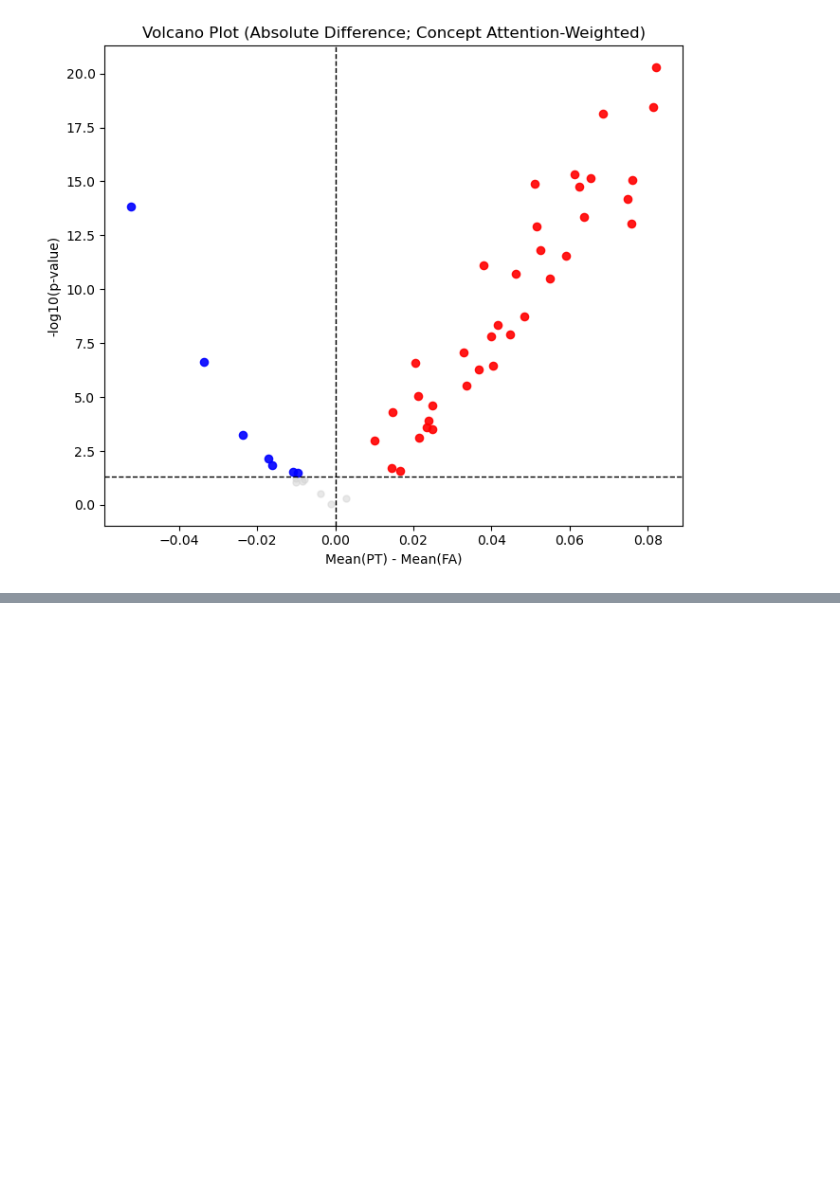
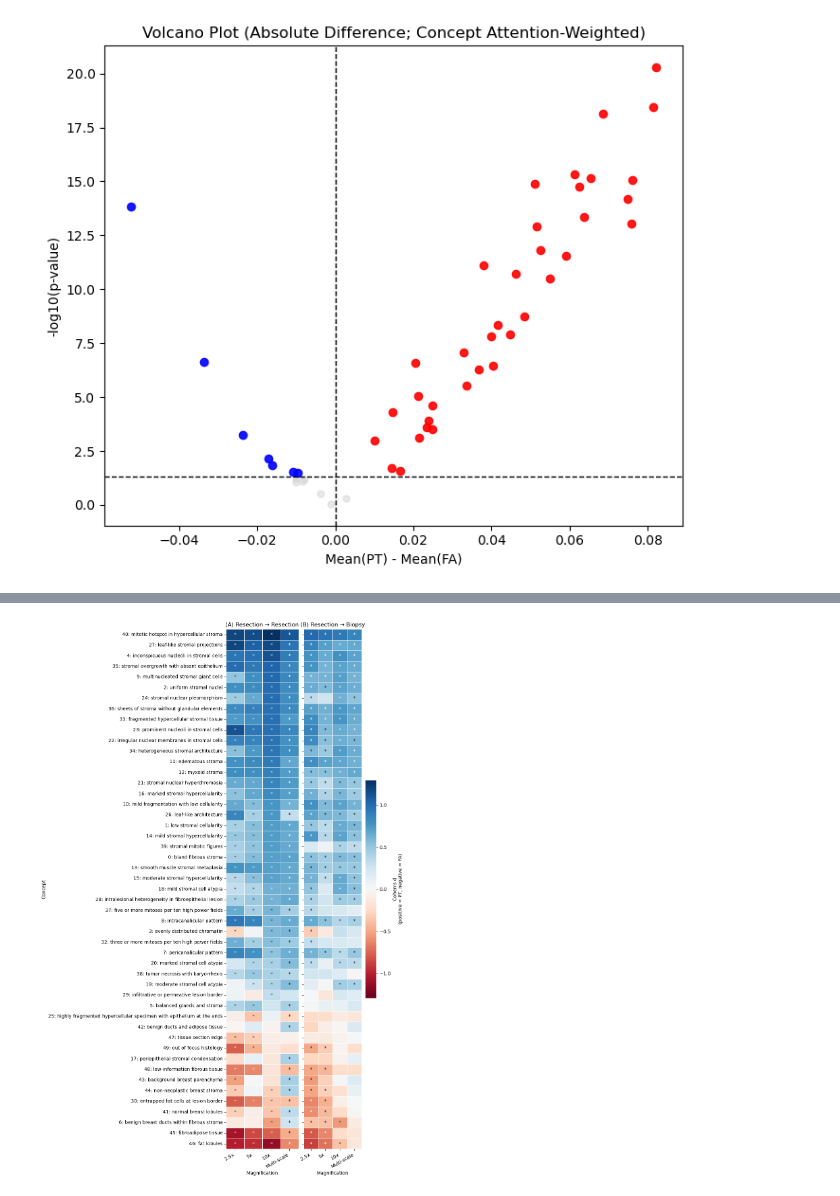
Before and after one commit to vnguyen16/CONCH, a Jupyter notebook: test_text_encoder/volcano plots/create_volcano_plots.ipynb, the cells around one changed output, grey strips where cells are left out. Saved outputs shown, nothing was run; the diff lists cells and outputs as text; code cells hidden in the pictures; blank space fills up the shorter version.

```diff
--- a/test_text_encoder/volcano plots/create_volcano_plots.ipynb
+++ b/test_text_encoder/volcano plots/create_volcano_plots.ipynb
@@ -244,0 +1625,81 @@ plt.show()
+# %%
+# %%
+rr_annot = rr_p.map(
+    lambda p: "*" if p < 0.05 else ""
+)
+
+rb_annot = rb_p.map(
+    lambda p: "*" if p < 0.05 else ""
+)
+# %%
+# %%
+max_abs = max(
+    np.nanmax(np.abs(rr_effect.values)),
+    np.nanmax(np.abs(rb_effect.values))
+)
+
+fig, axes = plt.subplots(
+    1, 2,
+    figsize=(11, max(8, len(row_order) * 0.34)),
+    sharey=True
+)
+
+
+# ------------------------------------------------------------
+# Panel A: R-R
+# ------------------------------------------------------------
+sns.heatmap(
+    rr_effect,
+    ax=axes[0],
+    cmap="RdBu",
+    center=0,
+    vmin=-max_abs,
+    vmax=max_abs,
+    annot=rr_annot,
+    fmt="",
+    linewidths=0.4,
+    linecolor="white",
+    cbar=False
+)
+
+axes[0].set_title("(A) Resection → Resection")
+axes[0].set_xlabel("Magnification")
+axes[0].set_ylabel("Concept")
+
+
+# ------------------------------------------------------------
+# Panel B: R-B
+# ------------------------------------------------------------
+sns.heatmap(
+    rb_effect,
+    ax=axes[1],
+    cmap="RdBu",
+    center=0,
+    vmin=-max_abs,
+    vmax=max_abs,
+    annot=rb_annot,
+    fmt="",
+    linewidths=0.4,
+    linecolor="white",
+    cbar_kws={
+        "label": "Cohen's d\n(positive = PT, negative = FA)"
+    }
+)
+
+axes[1].set_title("(B) Resection → Biopsy")
+axes[1].set_xlabel("Magnification")
+axes[1].set_ylabel("")
+
+for ax in axes:
+    ax.set_xticklabels(
+        ax.get_xticklabels(),
+        rotation=30,
+        ha="right"
+    )
+
+
+plt.subplots_adjust(bottom=0.12)
+plt.tight_layout()
+plt.show()
+# %% [output]
+[figure, added]
```
Also changed, not shown: parts of 40 cells of this notebook, 4 other files.
